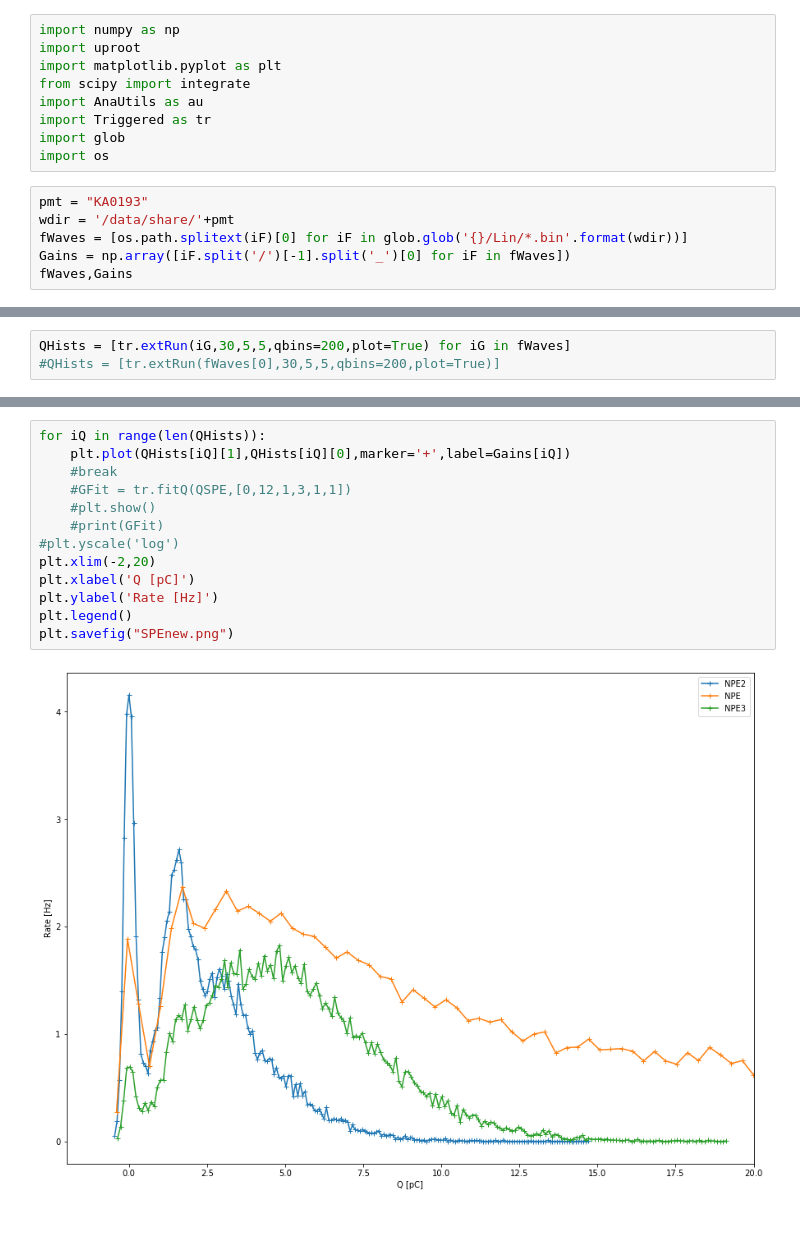
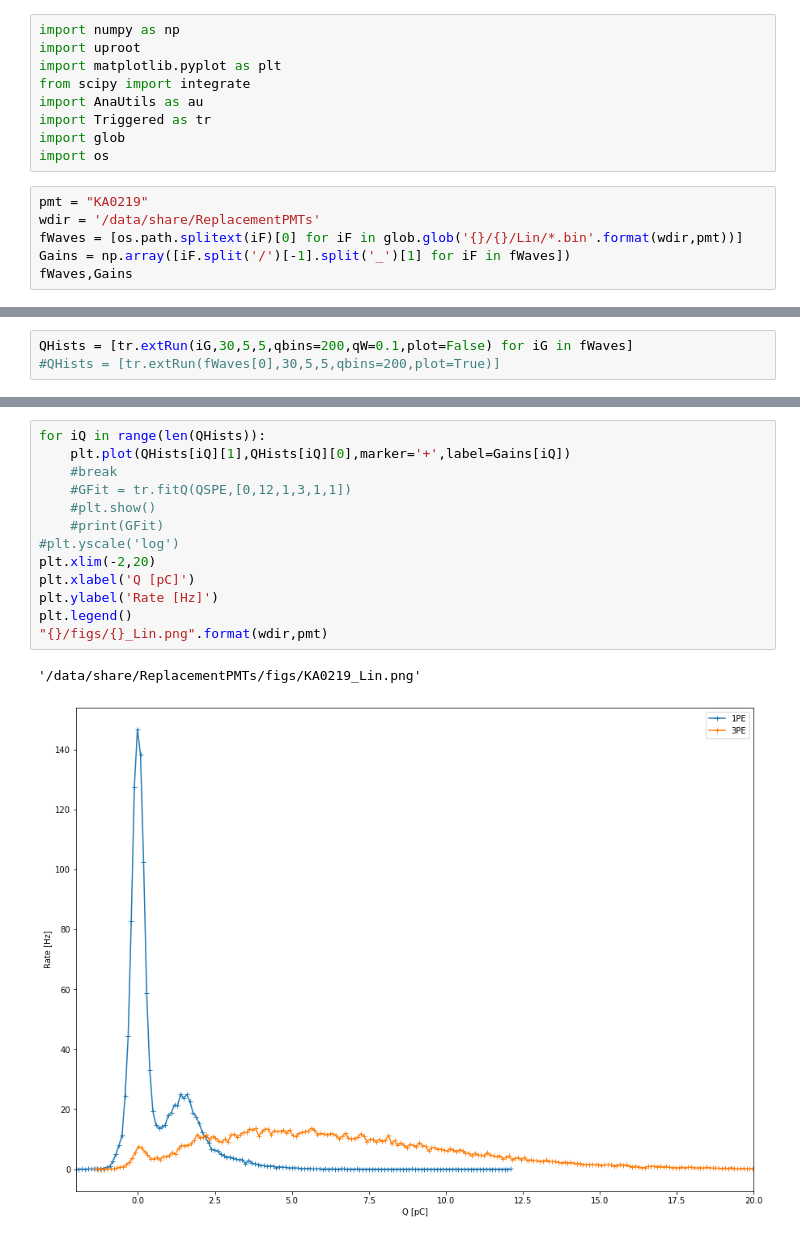
Before and after one commit to PenningLab/DDC10Ana, a Jupyter notebook: ReplacementLin.ipynb, the cells around one changed output, grey strips where cells are left out. Drawn from its saved outputs; the diff is of its cells as text.

```diff
--- a/ReplacementLin.ipynb
+++ b/ReplacementLin.ipynb
@@ -8,9 +8,9 @@ import Triggered as tr
 import glob
 import os
 # %%
-pmt = "KA0193"
-wdir = '/data/share/'+pmt
-fWaves = [os.path.splitext(iF)[0] for iF in glob.glob('{}/Lin/*.bin'.format(wdir))]
-Gains = np.array([iF.split('/')[-1].split('_')[0] for iF in fWaves])
+pmt = "KA0219"
+wdir = '/data/share/ReplacementPMTs'
+fWaves = [os.path.splitext(iF)[0] for iF in glob.glob('{}/{}/Lin/*.bin'.format(wdir,pmt))]
+Gains = np.array([iF.split('/')[-1].split('_')[1] for iF in fWaves])
 fWaves,Gains
 # %% [output]
@@ -21,3 +20,3 @@ fWaves,Gains
 # %%
-QHists = [tr.extRun(iG,30,5,5,qbins=200,plot=True) for iG in fWaves]
+QHists = [tr.extRun(iG,30,5,5,qbins=200,qW=0.1,plot=False) for iG in fWaves]
 #QHists = [tr.extRun(fWaves[0],30,5,5,qbins=200,plot=True)]
@@ -38,15 +23,16 @@ QHists = [tr.extRun(iG,30,5,5,qbins=200,plot=True) for iG in fWaves]
 # %%
 for iQ in range(len(QHists)):
     plt.plot(QHists[iQ][1],QHists[iQ][0],marker='+',label=Gains[iQ])
     #break
     #GFit = tr.fitQ(QSPE,[0,12,1,3,1,1])
     #plt.show()
     #print(GFit)
 #plt.yscale('log')
 plt.xlim(-2,20)
 plt.xlabel('Q [pC]')
 plt.ylabel('Rate [Hz]')
 plt.legend()
-plt.savefig("SPEnew.png")
+"{}/figs/{}_Lin.png".format(wdir,pmt)
 # %% [output]
+'/data/share/ReplacementPMTs/figs/KA0219_Lin.png'
-[figure, old version]
+[figure, new version]
```
Also changed, not shown: parts of 2 cells of this notebook, 5 other files.
